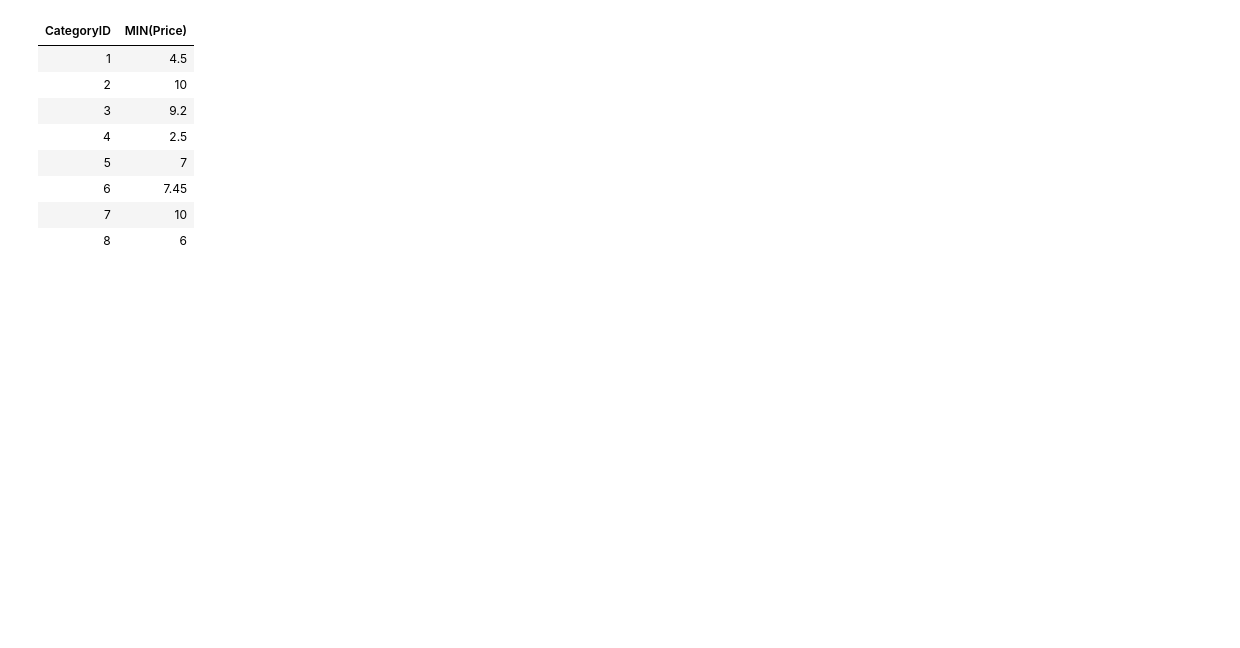
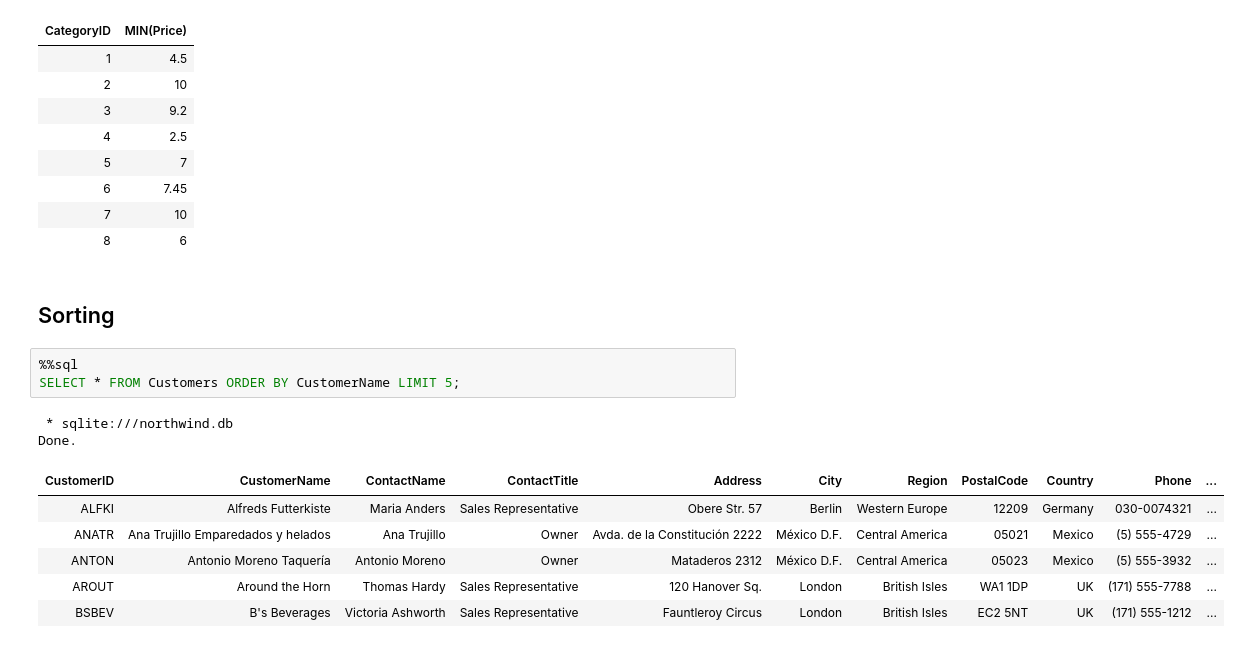
Before and after one commit to MAK8405/SQL, a Jupyter notebook: SQL.ipynb, the cells around one changed output. Saved outputs shown, nothing was run; the diff lists cells and outputs as text; blank space fills up the shorter version.

Commit message:
Finish Sorting

```diff
--- a/SQL.ipynb
+++ b/SQL.ipynb
@@ -340,3 +340,17 @@ Done.
 | 6 | 7.45 |
 | 7 | 10 |
 | 8 | 6 |
+# %% [markdown]
+## Sorting
+# %%
+%%sql
+SELECT * FROM Customers ORDER BY CustomerName LIMIT 5;
+# %% [output]
+ * sqlite:///northwind.db
+Done.
+| CustomerID | CustomerName | ContactName | ContactTitle | Address | City | Region | PostalCode | Country | Phone | ... |
+| ALFKI | Alfreds Futterkiste | Maria Anders | Sales Representative | Obere Str. 57 | Berlin | Western Europe | 12209 | Germany | 030-0074321 | ... |
+| ANATR | Ana Trujillo Emparedados y helados | Ana Trujillo | Owner | Avda. de la Constitución 2222 | México D.F. | Central America | 05021 | Mexico | (5) 555-4729 | ... |
+| ANTON | Antonio Moreno Taquería | Antonio Moreno | Owner | Mataderos 2312 | México D.F. | Central America | 05023 | Mexico | (5) 555-3932 | ... |
+| AROUT | Around the Horn | Thomas Hardy | Sales Representative | 120 Hanover Sq. | London | British Isles | WA1 1DP | UK | (171) 555-7788 | ... |
+| BSBEV | B's Beverages | Victoria Ashworth | Sales Representative | Fauntleroy Circus | London | British Isles | EC2 5NT | UK | (171) 555-1212 | ... |
```
Also changed, not shown: parts of 3 cells of this notebook.
